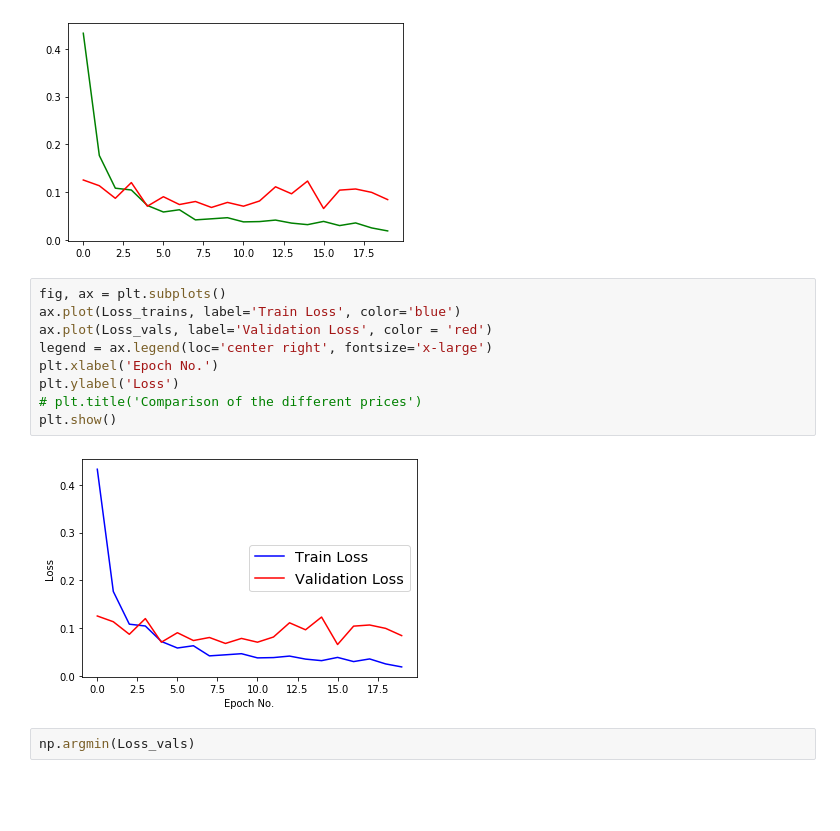
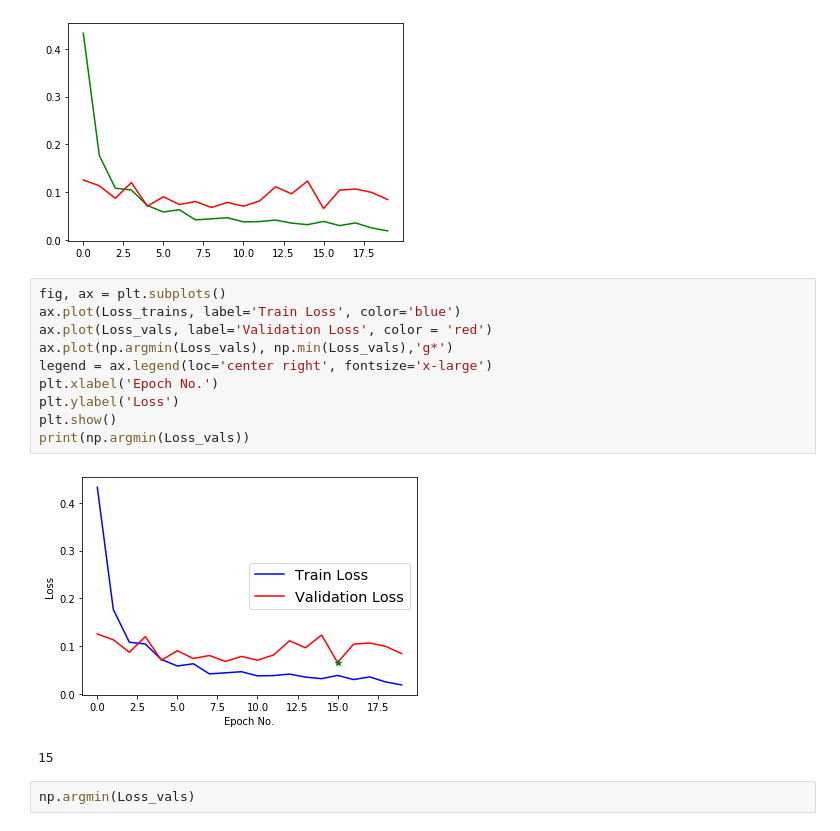
Before and after one commit to mamintoosi/CNN-pruning, a Jupyter notebook: main_CNN_prune_pds_local.ipynb, the cells around one changed output. Drawn from its saved outputs; the diff is of its cells as text; blank space fills up the shorter version.

```diff
--- a/main_CNN_prune_pds_local.ipynb
+++ b/main_CNN_prune_pds_local.ipynb
@@ -316,14 +316,16 @@ plt.show()
 # %%
 fig, ax = plt.subplots()
 ax.plot(Loss_trains, label='Train Loss', color='blue')
 ax.plot(Loss_vals, label='Validation Loss', color = 'red')
+ax.plot(np.argmin(Loss_vals), np.min(Loss_vals),'g*')
 legend = ax.legend(loc='center right', fontsize='x-large')
 plt.xlabel('Epoch No.')
 plt.ylabel('Loss')
-# plt.title('Comparison of the different prices')
 plt.show()
+print(np.argmin(Loss_vals))
 # %% [output]
-[figure, old version]
+[figure, new version]
+15
 # %%
 np.argmin(Loss_vals)
 # %% [output]
```
Also changed, not shown: 1 other file.
